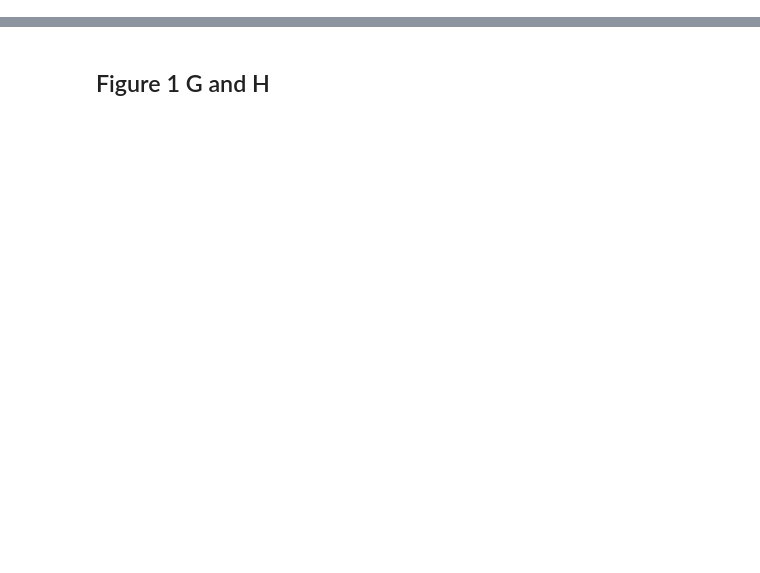
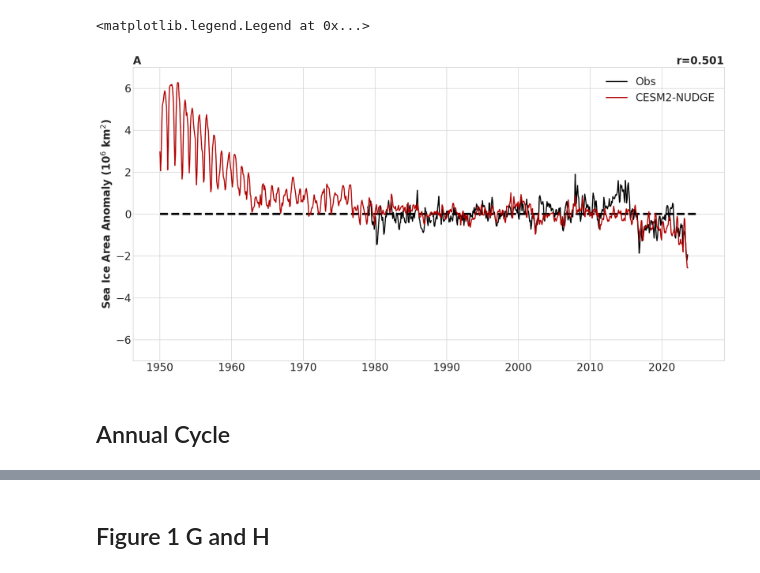
Before and after one commit to zacespinosa/SI-Antarctic, a Jupyter notebook: visualize/analysis_timeseries.ipynb, the cells around one changed output, grey strips where cells are left out. Drawn from its saved outputs; the diff is of its cells as text; code cells hidden in the pictures; blank space fills up the shorter version.

```diff
--- a/visualize/analysis_timeseries.ipynb
+++ b/visualize/analysis_timeseries.ipynb
@@ -48,0 +103,28 @@ si_regions_cesm2 = xr.open_dataset("/glade/work/zespinosa/Projects/SI-Antarctic/
+# %%
+
+fig, ax = plt.subplots(1, 1, figsize=(20, 10))
+
+ax.hlines(0, si_cesm2.time[0], si_cesm2.time[-1], color="black", linestyle="--")
+
+si_cesm2_sia = si_cesm2["sia"].sel(time=slice("1950-01", "2023-08"))
+si_nsidc_sia = si_nsidc["sia"].sel(time=slice("1979-01", "2023-08"))
+
+ax.plot(si_nsidc_sia.time, si_nsidc_sia, color="black", label="Obs", linewidth=2)
+ax.plot(si_cesm2_sia.time, si_cesm2_sia, color="#b30000", label="CESM2-NUDGE", linewidth=2)
+
+# Regression
+si_cesm2_sia = si_cesm2_sia.sel(time=slice("1979-01", "2023-08"))
+si_cesm2_sia = si_cesm2_sia[~np.isnan(si_nsidc_sia.values)]
+si_nsidc_sia = si_nsidc_sia[~np.isnan(si_nsidc_sia.values)]
+res = linregress(si_cesm2_sia.values, si_nsidc_sia.values)
+
+ax.set_title("A", loc="left", fontweight="bold")
+ax.set_title(f"r={np.around(res.rvalue, 3)}", loc="right", fontweight="bold")
+ax.set_ylabel("Sea Ice Area Anomaly (10$^6$ km$^2$)", fontweight="bold")
+ax.set_ylim(-7, 7)
+ax.legend()
+# %% [output]
+<matplotlib.legend.Legend at 0x...>
+[figure, added]
+# %% [markdown]
+## Annual Cycle
```
Also changed, not shown: parts of 31 cells of this notebook, 6 other files.
